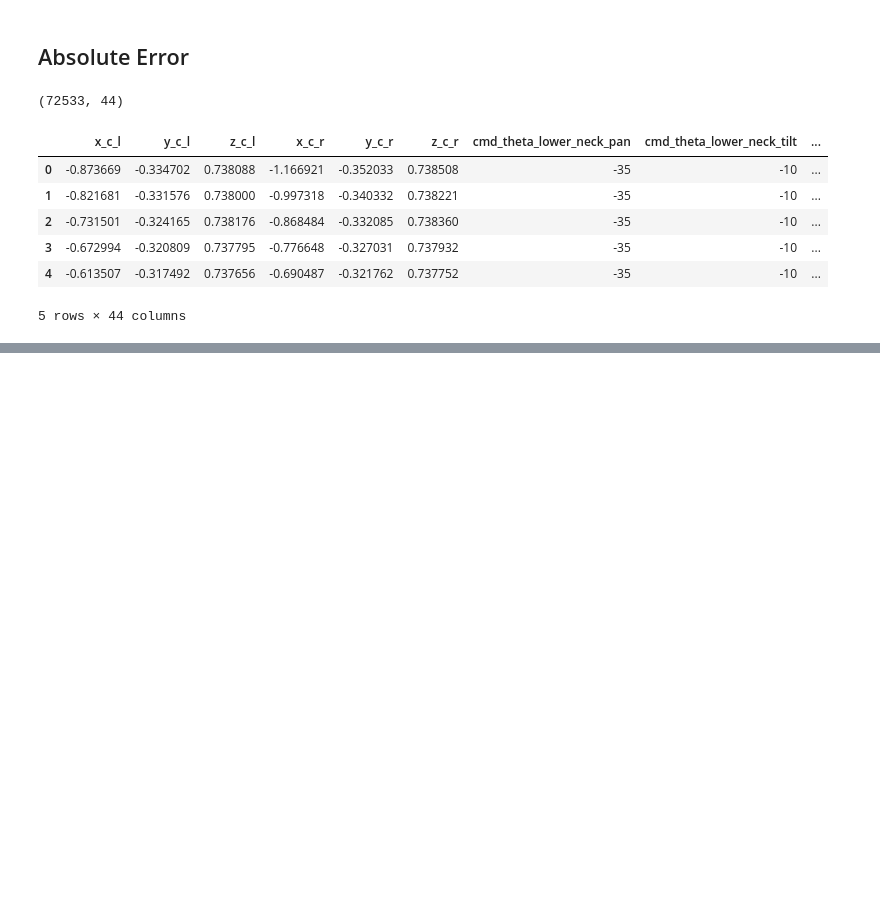
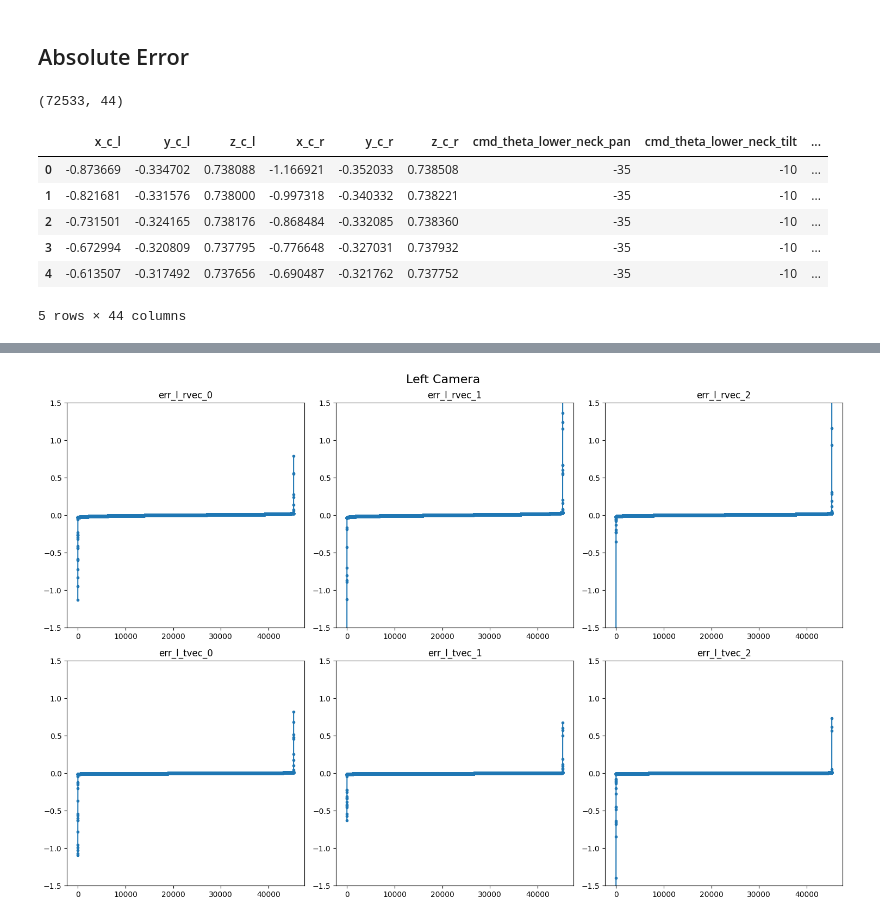
Before and after one commit to jpmnieles/grace_dl, a Jupyter notebook: notebooks/240929_Optimization_Evaluation.ipynb, the cells around one changed output, grey strips where cells are left out. Saved outputs shown, nothing was run; the diff lists cells and outputs as text; code cells hidden in the pictures; blank space fills up the shorter version.

```diff
--- a/notebooks/240929_Optimization_Evaluation.ipynb
+++ b/notebooks/240929_Optimization_Evaluation.ipynb
@@ -316,0 +369,8 @@ Saved CSV to: /home/jaynieles/dev/grace_dl/notebooks/../results/opt_analysis.csv
+# %%
+exclude_lnp = [-35,-30,30,35]
+exclude_unt = [40]
+
+new_df = temp_df[(~temp_df['cmd_theta_lower_neck_pan'].isin(exclude_lnp))
+                & (~temp_df['cmd_theta_upper_neck_tilt'].isin(exclude_unt))]
+print(new_df.shape)
+new_df.head()
@@ -316,0 +386,29 @@ Saved CSV to: /home/jaynieles/dev/grace_dl/notebooks/../results/opt_analysis.csv
+# %%
+# Create a 2x3 subplot
+fig, axs = plt.subplots(2, 3, figsize=(15, 10))
+
+# Plotting
+axs[0,0].plot(np.sort(new_df['err_l_rvec_0']), marker='.')
+axs[0,0].set_title('err_l_rvec_0')
+axs[0,1].plot(np.sort(new_df['err_l_rvec_1']), marker='.')
+axs[0,1].set_title('err_l_rvec_1')
+axs[0,2].plot(np.sort(new_df['err_l_rvec_2']), marker='.')
+axs[0,2].set_title('err_l_rvec_2')
+
+axs[1,0].plot(np.sort(new_df['err_l_tvec_0']), marker='.')
+axs[1,0].set_title('err_l_tvec_0')
+axs[1,1].plot(np.sort(new_df['err_l_tvec_1']), marker='.')
+axs[1,1].set_title('err_l_tvec_1')
+axs[1,2].plot(np.sort(new_df['err_l_tvec_2']), marker='.')
+axs[1,2].set_title('err_l_tvec_2')
+
+for i in range(2):
+    for j in range(3):
+        axs[i, j].set_ylim(-1.5, 1.5)
+
+# Adjust layout
+fig.suptitle('Left Camera', fontsize=16)
+plt.tight_layout()
+plt.show()
+# %% [output]
+[figure, added]
```
Also changed, not shown: parts of 16 cells of this notebook.
